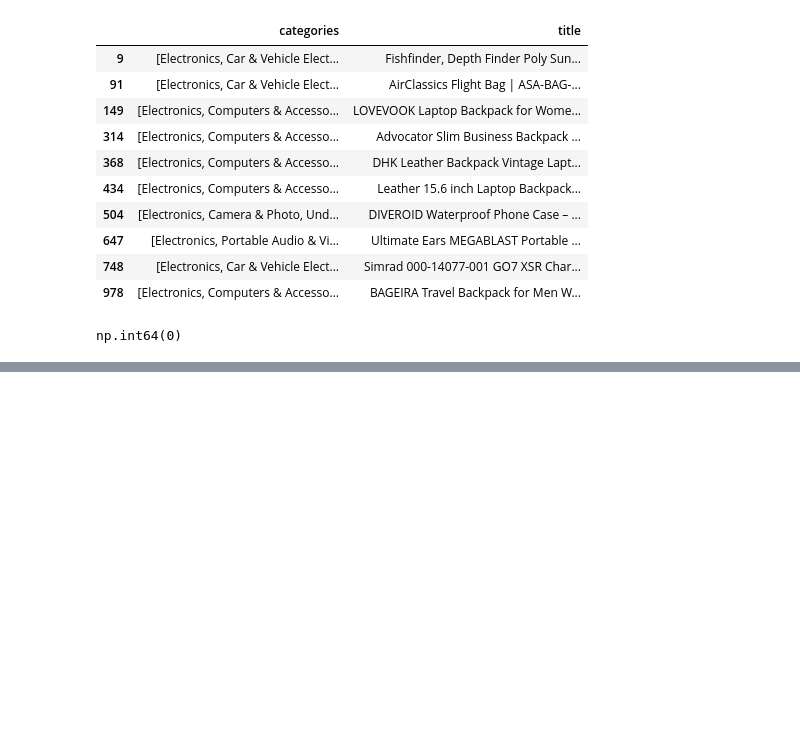
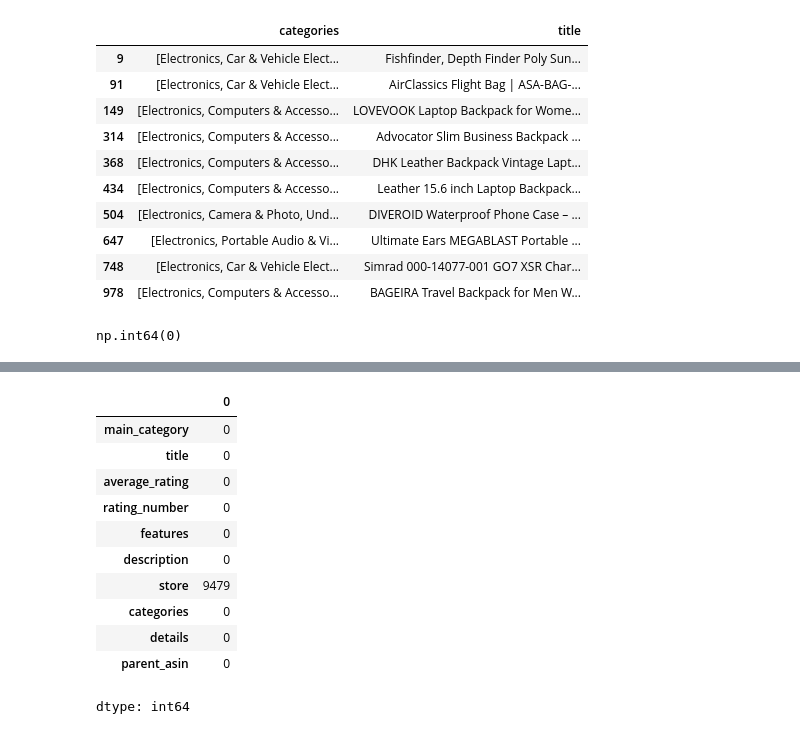
Before and after one commit to satyamkarn100-ctrl/Neural-Recommendation-Personalization-Engine, a Jupyter notebook: 02_preprocessing.ipynb, the cells around one changed output, grey strips where cells are left out. Saved outputs shown, nothing was run; the diff lists cells and outputs as text; code cells hidden in the pictures; blank space fills up the shorter version.

```diff
--- a/02_preprocessing.ipynb
+++ b/02_preprocessing.ipynb
@@ -166 +200,22 @@ meta.isna().sum()
 dtype: int64
+# %%
+meta.drop(
+    columns=['features_key', 'description_key', 'categories_key'],
+    inplace=True,
+    errors='ignore'
+)
+# %%
+meta.isna().sum()
+# %% [output]
+|  | 0 |
+| main_category | 0 |
+| title | 0 |
+| average_rating | 0 |
+| rating_number | 0 |
+| features | 0 |
+| description | 0 |
+| store | 9479 |
+| categories | 0 |
+| details | 0 |
+| parent_asin | 0 |
+dtype: int64
```
Also changed, not shown: parts of 10 cells of this notebook.
